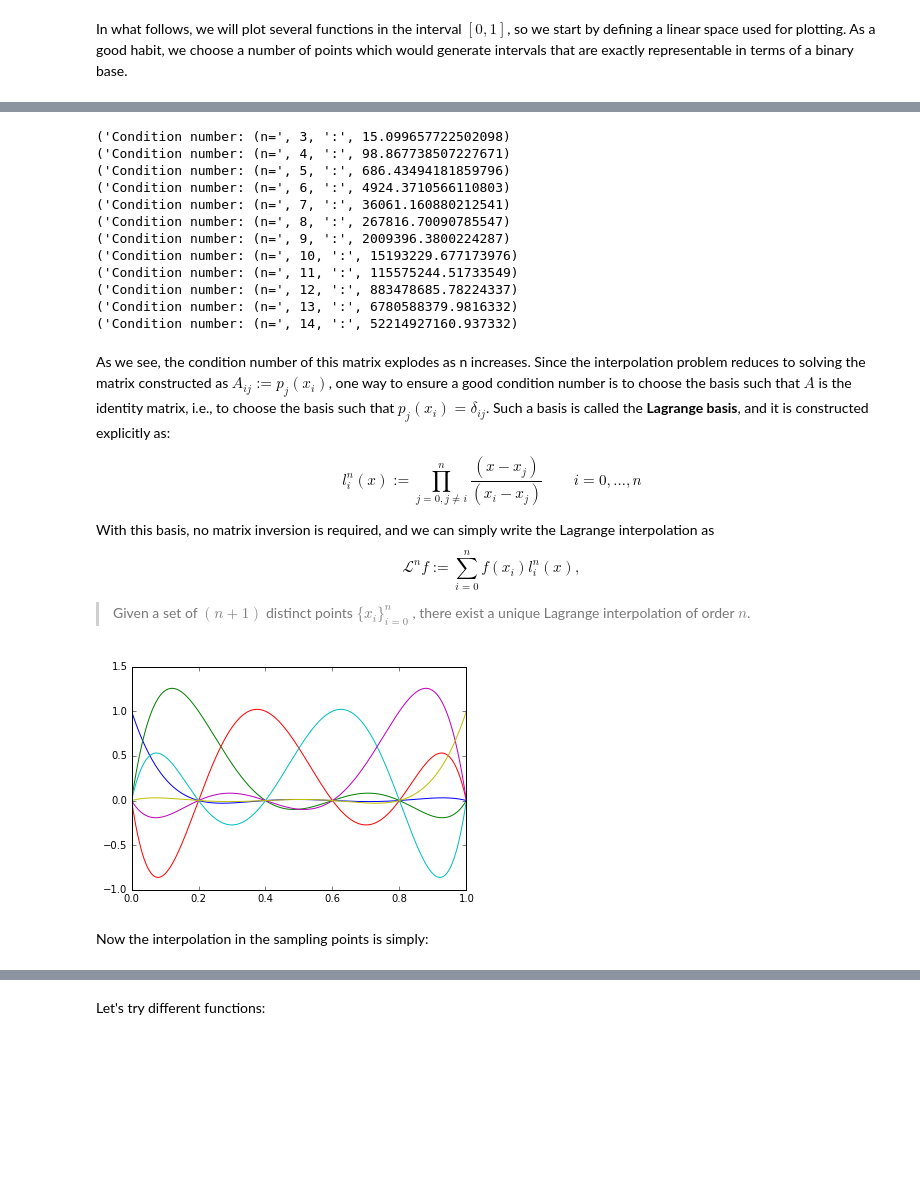
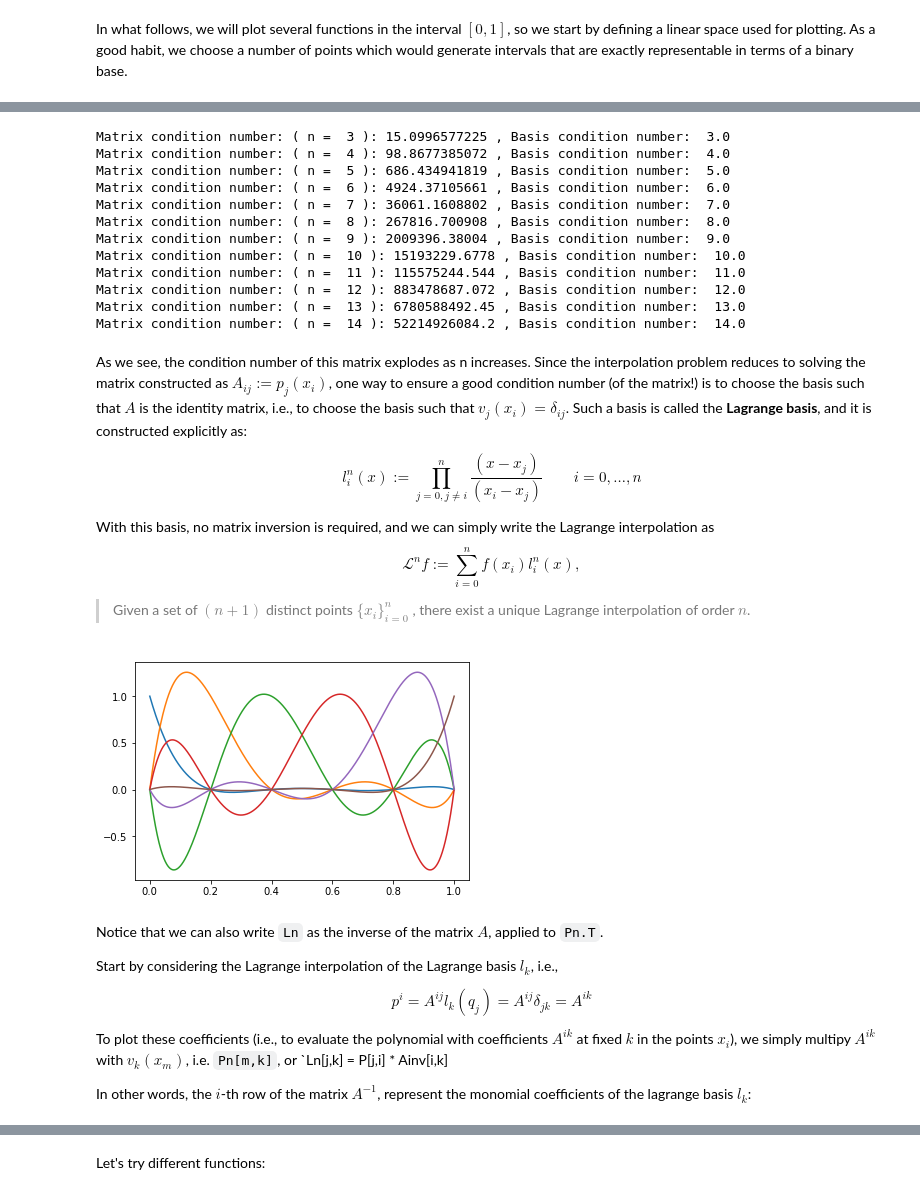
Before and after one commit to sissa/P1.4_seed, a Jupyter notebook: notes/01_interpolation.ipynb, the cells around one changed output, grey strips where cells are left out. Saved outputs shown, nothing was run; the diff lists cells and outputs as text; code cells hidden in the pictures; blank space fills up the shorter version.

Commit message:
Updated lecture on Interpolation.

```diff
--- a/notes/01_interpolation.ipynb
+++ b/notes/01_interpolation.ipynb
@@ -37,15 +37,15 @@ x = linspace(0,1,ref)
 
 n = 5 # Polynomials of order 5, with dimension 6
 
-# We store the basis of Pn row-wise. This is memory efficient if we want to access
-# all the values of the basis at once
-Pn = zeros((n+1, len(x)))
+# We compute the basis of Pn row-wise. This is memory efficient if we want to access
+# all the values of the basis at once.
+Pn = zeros((ref, n+1))
 
-for i in xrange(n+1):
-    Pn[i] = x**i
+for i in range(n+1):
+    Pn[:, i] = x**i
 
 # The _ = in front of the plot command is only there to ignore the output of the plot
 # command
 figure(figsize=[10,10])
-_ = plot(x, Pn.T)
+_ = plot(x, Pn)
 # %% [output]
@@ -98,7 +98,7 @@ hand side $F_i = f(q_i)$.
 q = linspace(0,1,n+1)
 
 A = zeros((n+1, n+1))
-for j in xrange(n+1):
+for j in range(n+1):
     A[:,j] = q**j
 
 # The interpolation function
@@ -113,6 +113,6 @@ u = linalg.solve(A, F)
 # Make a nice looking plot
 figure(figsize=[10,5])
 _ = plot(x, f(x))
-_ = plot(x, Pn.T.dot(u))
+_ = plot(x, Pn.dot(u))
 _ = plot(q, f(q), 'ro')
 # %% [output]
@@ -124,28 +182,32 @@ Let's try with an increasing number of points (and degrees):
 # %%
-for i in xrange(3,15):
+for i in range(3,15):
     qtmp = linspace(0,1,i)
     Atmp = zeros((i,i))
-    for j in xrange(i):
+    Ltmp = zeros((ref,i))
+    for j in range(i):
         Atmp[:,j] = qtmp**j
+        Ltmp[:,j] = x**j
 
-    print("Condition number: (n=", i, ":", linalg.cond(Atmp))
+    lebesgue = max(sum(abs(Ltmp), axis=1))
+
+    print("Matrix condition number: ( n = ", i, "):", linalg.cond(Atmp), ", Basis condition number: ", lebesgue)
 # %% [output]
-('Condition number: (n=', 3, ':', 15.099657722502098)
-('Condition number: (n=', 4, ':', 98.867738507227671)
-('Condition number: (n=', 5, ':', 686.43494181859796)
-('Condition number: (n=', 6, ':', 4924.3710566110803)
-('Condition number: (n=', 7, ':', 36061.160880212541)
-('Condition number: (n=', 8, ':', 267816.70090785547)
-('Condition number: (n=', 9, ':', 2009396.3800224287)
-('Condition number: (n=', 10, ':', 15193229.677173976)
-('Condition number: (n=', 11, ':', 115575244.51733549)
-('Condition number: (n=', 12, ':', 883478685.78224337)
-('Condition number: (n=', 13, ':', 6780588379.9816332)
-('Condition number: (n=', 14, ':', 52214927160.937332)
+Matrix condition number: ( n =  3 ): 15.0996577225 , Basis condition number:  3.0
+Matrix condition number: ( n =  4 ): 98.8677385072 , Basis condition number:  4.0
+Matrix condition number: ( n =  5 ): 686.434941819 , Basis condition number:  5.0
+Matrix condition number: ( n =  6 ): 4924.37105661 , Basis condition number:  6.0
+Matrix condition number: ( n =  7 ): 36061.1608802 , Basis condition number:  7.0
+Matrix condition number: ( n =  8 ): 267816.700908 , Basis condition number:  8.0
+Matrix condition number: ( n =  9 ): 2009396.38004 , Basis condition number:  9.0
+Matrix condition number: ( n =  10 ): 15193229.6778 , Basis condition number:  10.0
+Matrix condition number: ( n =  11 ): 115575244.544 , Basis condition number:  11.0
+Matrix condition number: ( n =  12 ): 883478687.072 , Basis condition number:  12.0
+Matrix condition number: ( n =  13 ): 6780588492.45 , Basis condition number:  13.0
+Matrix condition number: ( n =  14 ): 52214926084.2 , Basis condition number:  14.0
 # %% [markdown]
 As we see, the condition number of this matrix explodes as n increases. Since the interpolation problem
-reduces to solving the matrix constructed as $A_{ij} := p_j(x_i)$, one way to ensure a good condition number
-is to choose the basis such that $A$ is the identity matrix, i.e., to choose the basis such that $p_j(x_i) = \delta_{ij}$. Such a basis is called the **Lagrange basis**, and it is constructed explicitly as:
+reduces to solving the matrix constructed as $A_{ij} := p_j(x_i)$, one way to ensure a good condition number (of the matrix!)
+is to choose the basis such that $A$ is the identity matrix, i.e., to choose the basis such that $v_j(x_i) = \delta_{ij}$. Such a basis is called the **Lagrange basis**, and it is constructed explicitly as:
 
 
 $$
@@ -162,13 +224,21 @@ $$
 > $\{x_i\}_{i=0}^n$ , there exist a unique Lagrange interpolation of order
 > $n$.
 # %%
-Ln = zeros((n+1, len(x)))
+Ln = zeros((ref, n+1))
 
-for i in xrange(n+1):
-    Ln[i] = product([ (x-q[j])/(q[i]-q[j]) for j in xrange(n+1) if j != i], axis=0)
+for i in range(n+1):
+    Ln[:,i] = product([ (x-q[j])/(q[i]-q[j]) for j in range(n+1) if j != i], axis=0)
 
-_ = plot(x,Ln.T)
+_ = plot(x,Ln)
 # %% [output]
-[figure, old version]
+[figure, new version]
-# %% [markdown]
-Now the interpolation in the sampling points is simply:
+# %% [markdown]
+Notice that we can also write `Ln` as the inverse of the matrix $A$, applied to `Pn.T`.
+
+Start by considering the Lagrange interpolation of the Lagrange basis $l_k$, i.e.,
+
+$$p^i = A^{ij} l_k(q_j) = A^{ij} \delta_{jk} = A^{ik}$$
+
+To plot these coefficients (i.e., to evaluate the polynomial with coefficients $A^{ik}$ at fixed $k$ in the points $x_i$), we simply multipy $A^{ik}$ with $v_k(x_m)$, i.e. `Pn[m,k]`, or `Ln[j,k] = P[j,i] * Ainv[i,k]
+
+In other words, the $i$-th row of the matrix $A^{-1}$, represent the monomial coefficients of the lagrange basis $l_k$:
```
Also changed, not shown: parts of 14 cells of this notebook, 1 other file.
